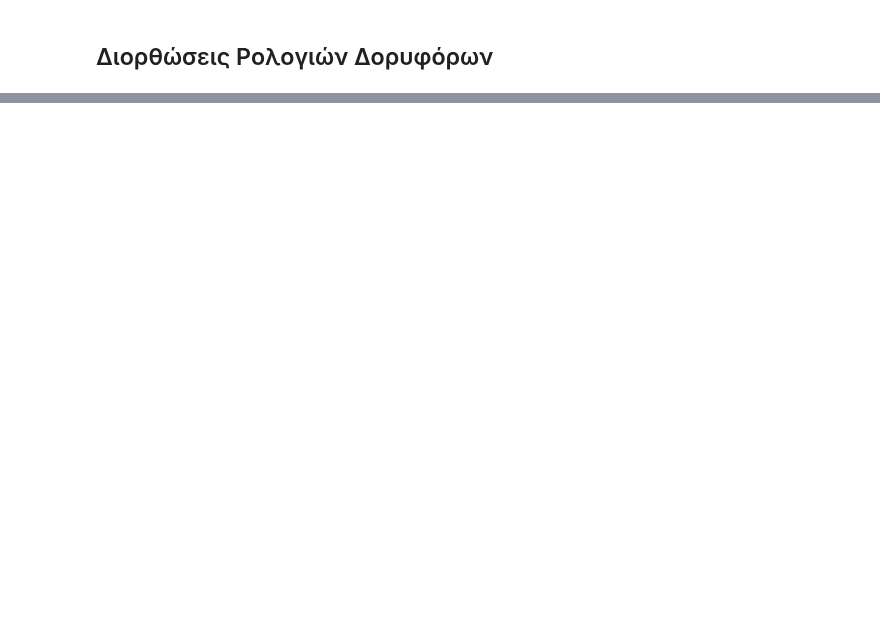
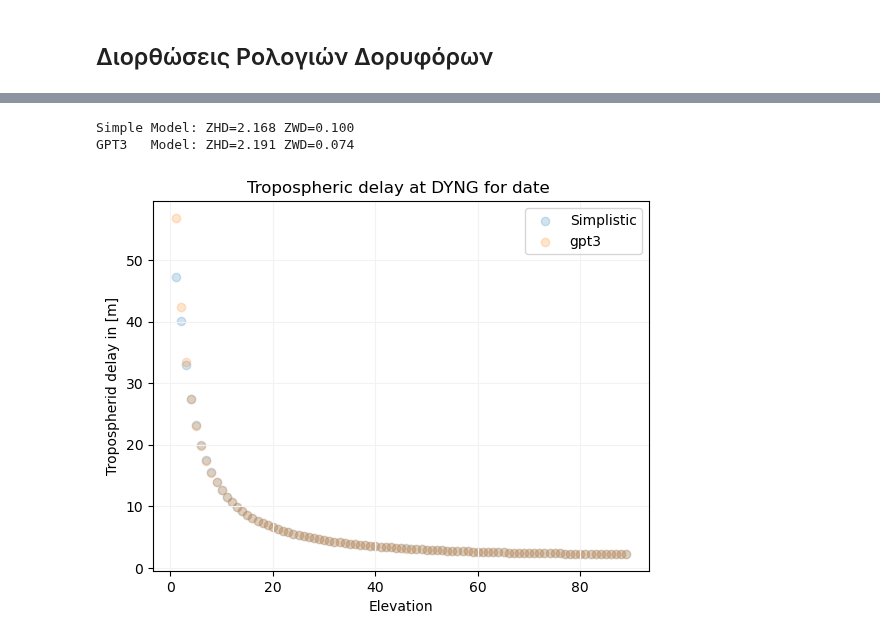
Before and after one commit to DSOlab/AcademicSoftware, a Jupyter notebook: JupiterLab/gps/gps_code.ipynb, the cells around one changed output, grey strips where cells are left out. Drawn from its saved outputs; the diff is of its cells as text; code cells hidden in the pictures; blank space fills up the shorter version.

```diff
--- a/JupiterLab/gps/gps_code.ipynb
+++ b/JupiterLab/gps/gps_code.ipynb
@@ -201,0 +319,43 @@ plt.show()
+# %%
+def static_tropo_delay(H): return 2.3 * np.exp(-0.116e-3 * H), .1
+
+def tropo_delay(zhd, zwd, el):
+    m = 1.001 / np.sqrt(0.002001 + np.sin(el)*np.sin(el))
+    return (zhd + zwd) * m
+
+def static_tropo_delay2(t, lat, lon, hgt):
+    meteo = gpt3.gpt3(t, lon, lat, hgt, "../../data/gpt3_5.grd")
+    zhd = gpt3.saastamoinen_zhd(lat, hgt, meteo['p'])
+    zwd = gpt3.askne_zwd(meteo['e'], meteo['Tm'], meteo['la'])
+    return zhd, zwd
+
+def tropo_delay2(t, lat, lon, hgt, el, zhd, zwd):
+    gmfh, gmfw = gmf.gmf(t, lat, lon, hgt, np.pi/2-el)
+    return zhd * gmfh + zwd * gmfw
+
+zhd, zwd = static_tropo_delay(hgt)
+zhd2, zwd2 = static_tropo_delay2(rnx.time_first_obs, lat, lon, hgt)
+
+print("Simple Model: ZHD={:.3f} ZWD={:.3f}".format(zhd, zwd))
+print("GPT3   Model: ZHD={:.3f} ZWD={:.3f}".format(zhd2, zwd2))
+
+trp1 = []; trp2 = []; els = [];
+for el in range(1, 90):
+    trp1.append(tropo_delay(zhd, zwd, np.radians(el)))
+    trp2.append(tropo_delay2(rnx.time_first_obs, lat, lon, hgt, np.radians(el), zhd2, zwd2))
+    els.append(el)
+
+# Γραφική αναπαράσταση
+fig, ax = plt.subplots()
+ax.scatter(els, trp1, alpha=0.2, label="Simplistic")
+ax.scatter(els, trp2, alpha=0.2, label="gpt3")
+ax.grid(color='0.95')
+plt.ylabel("Tropospherid delay in [m]")
+plt.title("Tropospheric delay at {:} for date {:}".format(rnx.marker_name, rnx.time_first_obs))
+plt.xlabel("Elevation")
+ax.legend()
+plt.show()
+# %% [output]
+Simple Model: ZHD=2.168 ZWD=0.100
+GPT3   Model: ZHD=2.191 ZWD=0.074
+[figure, added]
```
Also changed, not shown: parts of 15 cells of this notebook.
